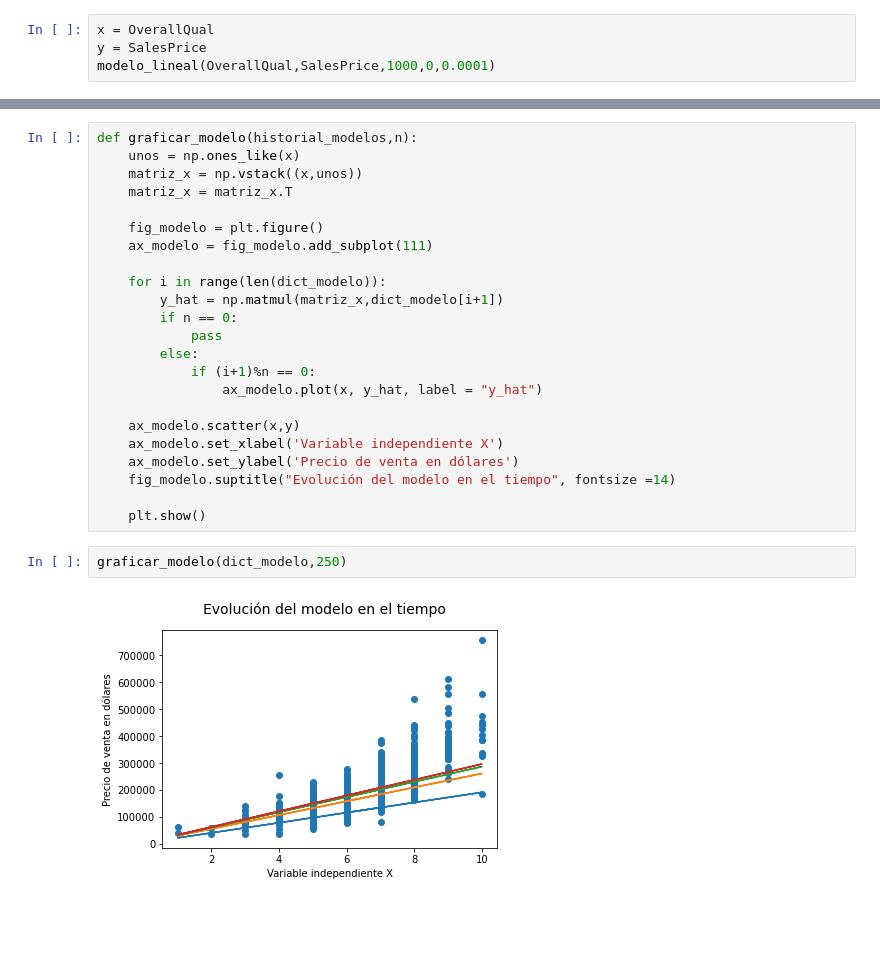
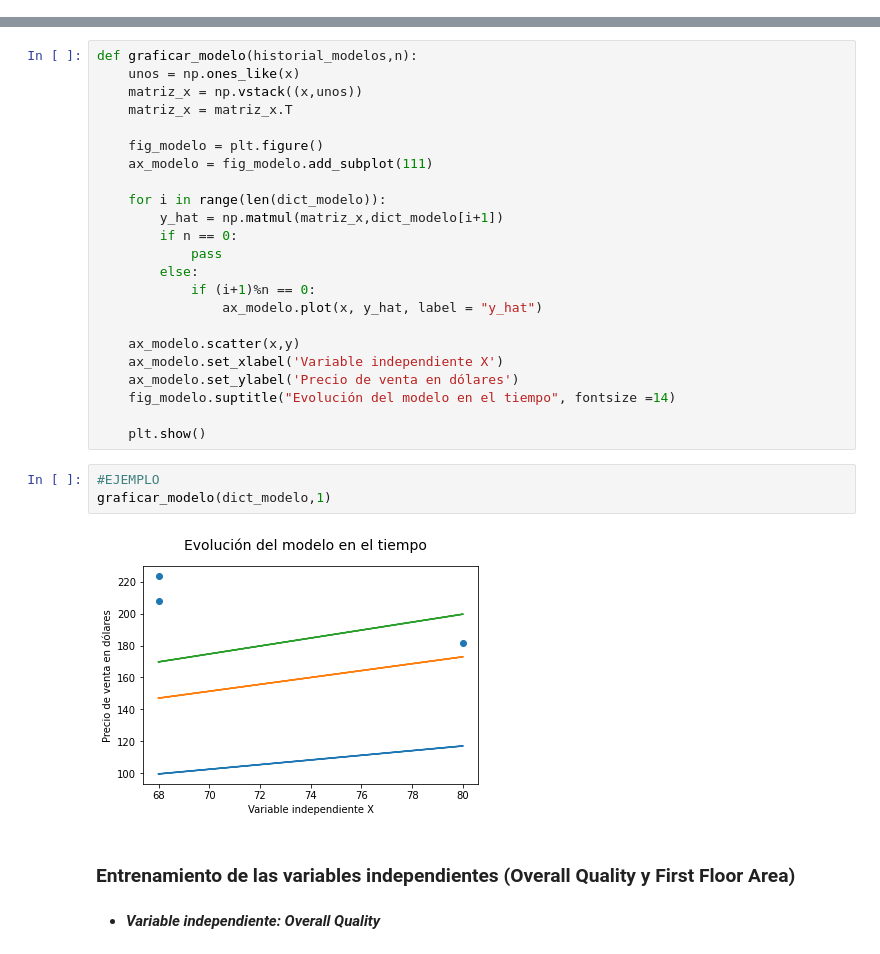
Before and after one commit to eddson90/galileo_tareas, a Jupyter notebook: Proyecto.ipynb, the cells around one changed output, grey strips where cells are left out. Saved outputs shown, nothing was run; the diff lists cells and outputs as text; blank space fills up the shorter version.

```diff
--- a/Proyecto.ipynb
+++ b/Proyecto.ipynb
@@ -371,7 +370,3 @@ def modelo_lineal(x,y,epochs,imprimir_error_cada,lr):
         errores[i+1] = error_promedio
         vector_errores = np.array(list(errores.items()))
     return modelo, vector_errores
-# %%
-x = OverallQual
-y = SalesPrice
-modelo_lineal(OverallQual,SalesPrice,1000,0,0.0001)
@@ -436,7 +431,12 @@ def graficar_modelo(historial_modelos,n):
     fig_modelo.suptitle("Evolución del modelo en el tiempo", fontsize =14)
 
     plt.show()
-# %%
-graficar_modelo(dict_modelo,250)
-# %% [output]
-[figure, removed]
+# %%
+#EJEMPLO
+graficar_modelo(dict_modelo,1)
+# %% [output]
+[figure, added]
+# %% [markdown]
+### Entrenamiento de las variables independientes (Overall Quality y First Floor Area)
+# %% [markdown]
+* ***Variable independiente: Overall Quality***
```
Also changed, not shown: parts of 27 cells of this notebook.
